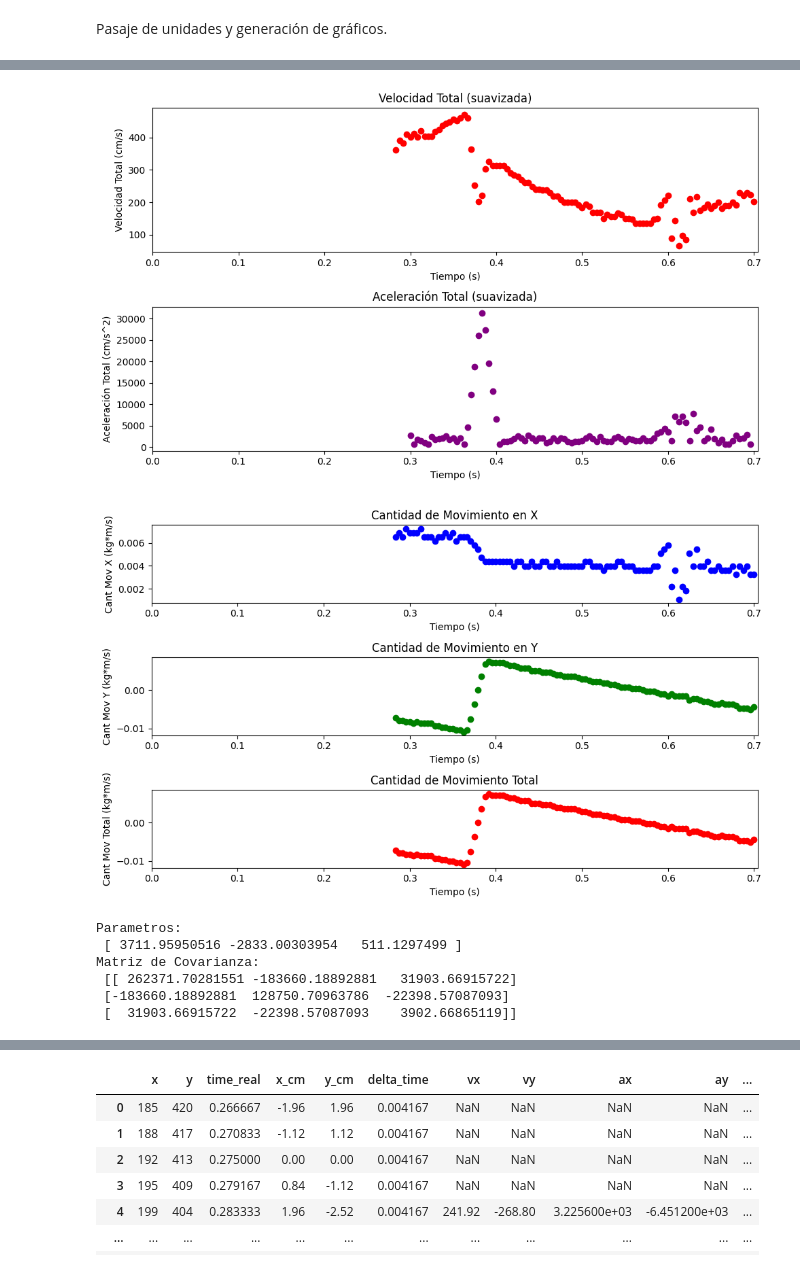
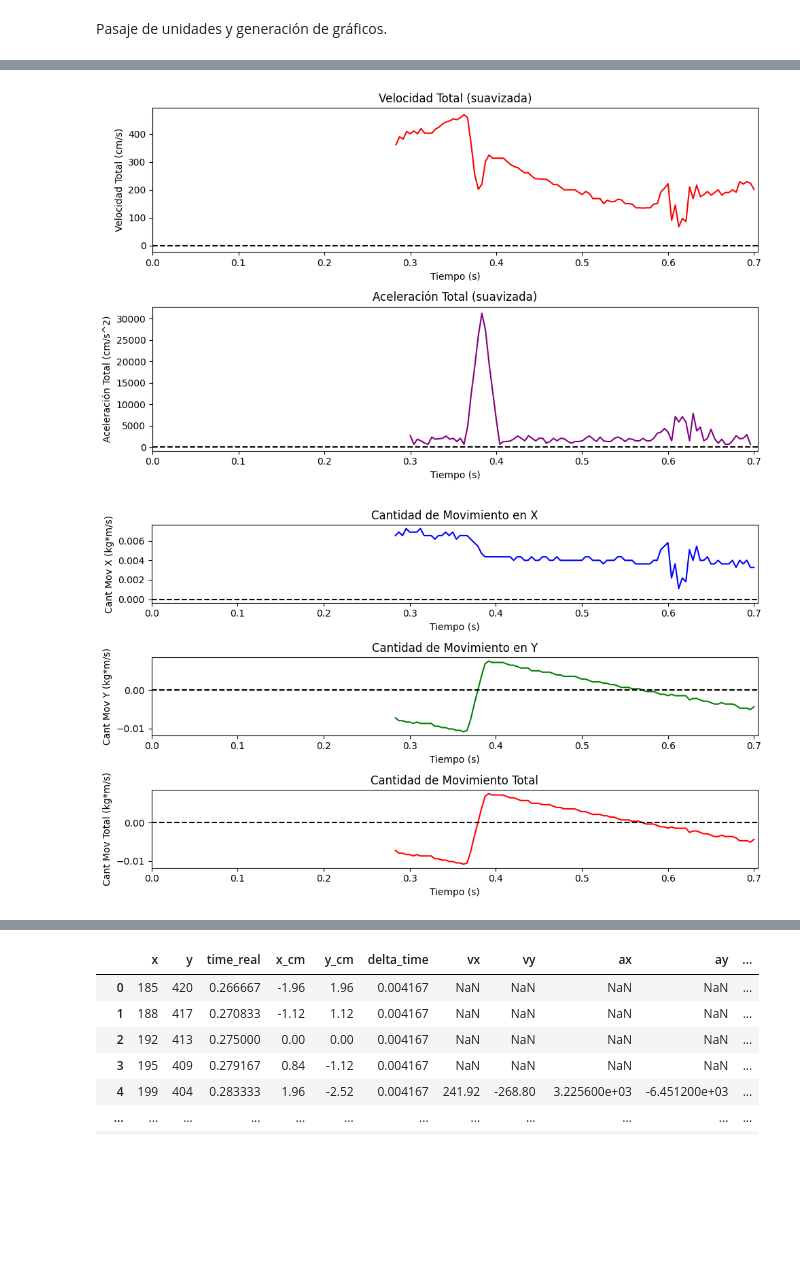
Before and after one commit to ThoMintz/proyectofisica-nextjs, a Jupyter notebook: trackerVideoTR.ipynb, the cells around one changed output, grey strips where cells are left out. Saved outputs shown, nothing was run; the diff lists cells and outputs as text; code cells hidden in the pictures; blank space fills up the shorter version.

```diff
--- a/trackerVideoTR.ipynb
+++ b/trackerVideoTR.ipynb
@@ -194,7 +194,7 @@ plt.suptitle('Posición, Velocidad y Aceleración en X', fontsize=16, fontweight
 
 # Posición en X
 plt.subplot(3, 1, 1)
-plt.scatter(df['time_real'], df['x_cm'], label='Posición X', color='blue')
+plt.plot(df['time_real'], df['x_cm'], label='Posición X', color='blue')
 plt.title('Posicion', fontsize=14, fontweight='bold')
 plt.title('Posición, Velocidad y Aceleración en X (suavizadas)')
 plt.xlabel('Tiempo (s)')
@@ -204,7 +204,7 @@ plt.xlim([0, time_max])  # Forzar que el eje X empiece en 0
 # Velocidad en X
 vel_x_plot = np.where(df['time_real'] <= delay, 0, df['vx'])
 plt.subplot(3, 1, 2)
-plt.scatter(df['time_real'] + delay, vel_x_plot, label='Velocidad X', color='#005cbf')
+plt.plot(df['time_real'] + delay, vel_x_plot, label='Velocidad X', color='#005cbf')
 plt.axhline(y=0, color='k', linestyle='--')
 plt.title('Velocidad', fontsize=14, fontweight='bold')
 plt.xlabel('Tiempo (s)')
@@ -213,7 +213,7 @@ plt.xlim([0, time_max])  # Forzar que el eje X empiece en 0
 
 # Aceleración en X
 plt.subplot(3, 1, 3)
-plt.scatter(df['time_real'] + 1.5*delay, df['ax'], label='Aceleración X', color='#002966')
+plt.plot(df['time_real'] + 1.5*delay, df['ax'], label='Aceleración X', color='#002966')
 plt.axhline(y=0, color='k', linestyle='--')
 plt.title('Aceleracion', fontsize=14, fontweight='bold')
 plt.xlabel('Tiempo (s)')
@@ -257,7 +257,7 @@ for tiempo_minimo in minimos_tiempos_vy_filtrados:
 """
 # Aceleración en Y
 plt.subplot(3, 1, 3)
-plt.plot(df['time_real'] + 1.5*delay, df['ay'], label='Aceleración Y', color='green')
+plt.plot(df['time_real'] + 1.5*delay, df['ay'], '-o',label='Aceleración Y', color='green')
 plt.title('Aceleracion', fontsize=14, fontweight='bold')
 plt.xlabel('Tiempo (s)')
 plt.ylabel('Aceleración Y (cm/s^2)')
@@ -278,7 +278,7 @@ plt.xlim([0, time_max])  # Forzar que el eje X empiece en 0
 plt.figure(figsize=(10, 6))
 
 plt.subplot(2, 1, 1)
-plt.scatter(df['time_real'] + delay, df['v_total'], label='Velocidad Total', color='red')
+plt.plot(df['time_real'] + delay, df['v_total'], label='Velocidad Total', color='red')
 plt.title('Velocidad Total (suavizada)')
 plt.axhline(y=0, color='k', linestyle='--')
 plt.xlabel('Tiempo (s)')
@@ -286,7 +286,7 @@ plt.ylabel('Velocidad Total (cm/s)')
 plt.xlim([0, time_max])  # Forzar que el eje X empiece en 0
 
 plt.subplot(2, 1, 2)
-plt.scatter(df['time_real']  + delay * 1.5, df['a_total'], label='Aceleración Total', color='purple')
+plt.plot(df['time_real']  + delay * 1.5, df['a_total'], label='Aceleración Total', color='purple')
 plt.title('Aceleración Total (suavizada)')
 plt.axhline(y=0, color='k', linestyle='--')
 plt.xlabel('Tiempo (s)')
@@ -300,7 +300,7 @@ plt.show()
 p_x_plot = np.where(df['time_real'] <= delay, 0, df['px'])
 plt.figure(figsize=(10, 6))
 plt.subplot(3, 1, 1)
-plt.scatter(df['time_real'] + delay, p_x_plot, label='Cant Mov X', color='blue')
+plt.plot(df['time_real'] + delay, p_x_plot, label='Cant Mov X', color='blue')
 plt.axhline(y=0, color='k', linestyle='--')
 plt.title('Cantidad de Movimiento en X')
 plt.xlabel('Tiempo (s)')
@@ -309,7 +309,7 @@ plt.xlim([0, time_max])  # Forzar que el eje X empiece en 0
 
 p_y_plot = np.where(df['time_real'] <= delay, 0, df['py'])
 plt.subplot(3, 1, 2)
-plt.scatter(df['time_real'] + delay, p_y_plot, label='Cant Mov Y', color='green')
+plt.plot(df['time_real'] + delay, p_y_plot, label='Cant Mov Y', color='green')
 plt.axhline(y=0, color='k', linestyle='--')
 plt.title('Cantidad de Movimiento en Y')
 plt.xlabel('Tiempo (s)')
@@ -320,7 +320,7 @@ plt.xlim([0, time_max])  # Forzar que el eje X empiece en 0
 p_total_plot = np.where(df['time_real'] <= delay, 0, df['py'])
 
 plt.subplot(3, 1, 3)
-plt.scatter(df['time_real'] + delay, p_total_plot, label='Cant Mov Total', color='red')
+plt.plot(df['time_real'] + delay, p_total_plot, label='Cant Mov Total', color='red')
 plt.title('Cantidad de Movimiento Total')
 plt.axhline(y=0, color='k', linestyle='--')
 plt.xlabel('Tiempo (s)')
@@ -329,26 +329,4 @@ plt.xlim([0, time_max])  # Forzar que el eje X empiece en 0
 
 plt.tight_layout()
 plt.show()
-
-#MANEJO DE ERRORES
-def posicion_y(t, a, b, c):
-    y = a * t**2 + b * t + c
-    return y
-
-filtered_y_values = df[(df['time_real'] >= 0.3) & (df['time_real'] <= 0.4)]['y_cm'] #DESDE QUE LA SUELTA AL PIQUE
-filtered_time_values = df[(df['time_real'] >= 0.3) & (df['time_real'] <= 0.4)]['time_real']
-
-params, covariance = curve_fit(posicion_y, filtered_time_values, filtered_y_values)
-
-print("Parametros:\n", params)
-print("Matriz de Covarianza:\n", covariance)
-
-x_fit = np.linspace(min(filtered_time_values), max(filtered_time_values), 24)
-y_fit = posicion_y(filtered_time_values, *params)
-
-# Graficar datos y ajuste
-plt.scatter(filtered_time_values, filtered_y_values, label='Datos', color='blue')
-plt.plot(x_fit, y_fit, label='Ajuste', color='red')
-plt.legend()
-plt.show()
 # %% [output]
@@ -357,8 +335,2 @@ plt.show()
-[figure, old version]
+[figure, new version]
-[figure, old version]
+[figure, new version]
-Parametros:
- [ 3711.95950516 -2833.00303954   511.1297499 ]
-Matriz de Covarianza:
- [[ 262371.70281551 -183660.18892881   31903.66915722]
- [-183660.18892881  128750.70963786  -22398.57087093]
- [  31903.66915722  -22398.57087093    3902.66865119]]
```
Also changed, not shown: parts of 1 cell of this notebook, 1 other file.
